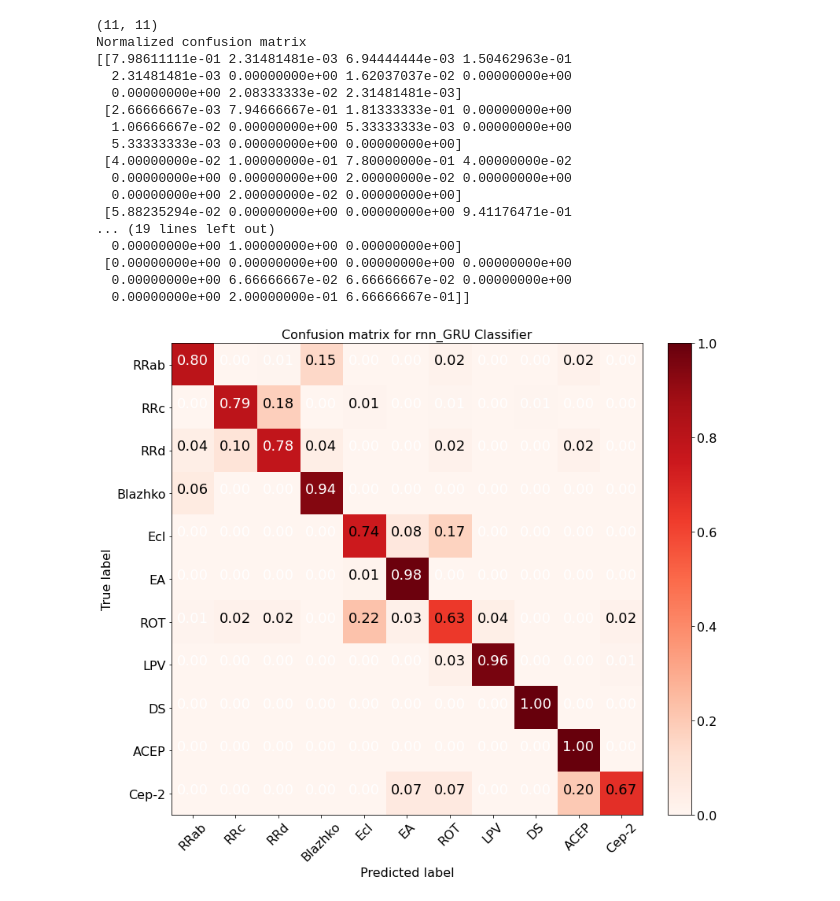
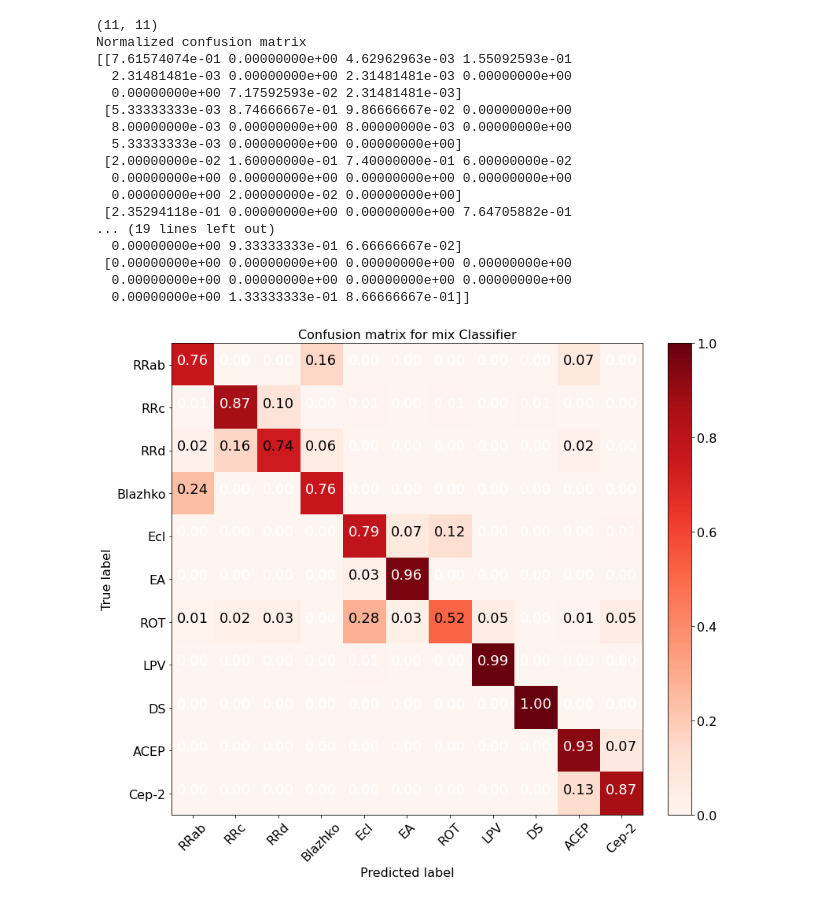
Before and after one commit to 52Hzihan/mixnn4vs, a Jupyter notebook: mixnn.ipynb, the cells around one changed output. Saved outputs shown, nothing was run; the diff lists cells and outputs as text; code cells hidden in the pictures.

```diff
--- a/mixnn.ipynb
+++ b/mixnn.ipynb
@@ -5,6 +5,11 @@ load_original_data(0.1, 0.1)
 from util import create_dataset
 create_dataset('data/original_dataset_0.80_0.10_0.10',5000, down_sample=True)
 # %%
+import tensorflow as tf
+from tensorflow import keras
+from tensorflow.keras import layers
+from tensorflow.keras import regularizers
+
 import pickle
 import numpy as np
 f1 = open('data/split_0.80_0.10_0.10_aug_to_5000_down_sample_True_instance1/train_data', 'rb')
@@ -13,7 +18,7 @@ f1.close()
 f2 = open('data/split_0.80_0.10_0.10_aug_to_5000_down_sample_True_instance1/val_data', 'rb')
 X_sequence_val, X_feature_val, X_image_val, Y_val = pickle.load(f2)
 f2.close()
-f3 = open('data/split_0.80_0.10_0.10_aug_to_5000_down_sample_True_instance1/test_data', 'rb')
+f3 = open('data/split_0.80_0.10_0.10_aug_to_2500_down_sample_True_instance0-9/test_data', 'rb')
 X_sequence_test, X_feature_test, X_image_test, Y_test = pickle.load(f3)
 f3.close()
 
@@ -260,30 +234,33 @@ INFO:tensorflow:Assets written to: models/cnn_with_feature/model_5/assets
 # %%
-lodaed_model = keras.models.load_model('models/first_mix_model/model_4')
+lodaed_model = keras.models.load_model('models/rnn_with_feature_test/model_4')
 from sklearn.metrics import confusion_matrix, ConfusionMatrixDisplay
 import matplotlib.pyplot as plt
 # from util import generate_batch
 
-def generate_batch(X_sequence, X_feature, Y, batch_size):
+def generate_batch(X_sequence, X_image,  X_feature, Y, batch_size):
     idx = 0
     batch_num = len(Y)/batch_size
     while idx < batch_num:
         batch_x_sequence = X_sequence[idx * batch_size : (idx + 1) * batch_size]
+        batch_x_image = X_image[idx * batch_size : (idx + 1) * batch_size]
         batch_x_feature = X_feature[idx * batch_size : (idx + 1) * batch_size]
         batch_y = Y[idx * batch_size : (idx + 1) * batch_size]
-        yield batch_x_sequence, batch_x_feature, batch_y
+        yield batch_x_sequence, batch_x_image, batch_x_feature, batch_y
         idx += 1
 
-test_gen = generate_batch(X_sequence_test_trimed, X_feature_test, Y_test,128)
+test_gen = generate_batch(X_sequence_test_trimed, X_image_test, X_feature_test, Y_test, 128)
 y_label = Y_test
 
 # train_gen = generate_batch(X_train_trimed, Y_train,128)
 # y_label = Y_train
 
 y_predict = np.array([])
-for x_sequence, x_feature, y in test_gen:
+for x_sequence, x_image, x_feature, y in test_gen:
 # for x, y in train_gen:
     y_predict = np.concatenate([y_predict,
-            np.argmax(lodaed_model.predict({'sequence':x_sequence, 'feature':x_feature}), axis=-1)])
+            np.argmax(lodaed_model.predict({'sequence':x_sequence,
+                                            # 'image':x_image,
+                                            'feature':x_feature}), axis=-1)])
 y_label = y_label.astype(np.int32)
 y_predict = y_predict.astype(np.int32)
 cm = confusion_matrix(y_true=y_label, y_pred=y_predict, normalize='true')
@@ -295,6 +272,6 @@ classes = ['RRab', 'RRc','RRd', 'Blazhko','Ecl', 'EA' , 'ROT', 'LPV','DS','ACEP'
 
 from util import cm_plot
 
-plotting = cm_plot(cm, classes_types=classes, classifier_model='rnn_GRU Classifier', nClasses=12,
+plotting = cm_plot(cm, classes_types=classes, classifier_model='mix Classifier', nClasses=12,
                     cmap=plt.cm.Blues)
 # %% [output]
@@ -318,18 +295,18 @@ plotting = cm_plot(cm, classes_types=classes, classifier_model='rnn_GRU Classifi
 (11, 11)
 Normalized confusion matrix
-[[7.98611111e-01 2.31481481e-03 6.94444444e-03 1.50462963e-01
-  2.31481481e-03 0.00000000e+00 1.62037037e-02 0.00000000e+00
-  0.00000000e+00 2.08333333e-02 2.31481481e-03]
- [2.66666667e-03 7.94666667e-01 1.81333333e-01 0.00000000e+00
-  1.06666667e-02 0.00000000e+00 5.33333333e-03 0.00000000e+00
+[[7.61574074e-01 0.00000000e+00 4.62962963e-03 1.55092593e-01
+  2.31481481e-03 0.00000000e+00 2.31481481e-03 0.00000000e+00
+  0.00000000e+00 7.17592593e-02 2.31481481e-03]
+ [5.33333333e-03 8.74666667e-01 9.86666667e-02 0.00000000e+00
+  8.00000000e-03 0.00000000e+00 8.00000000e-03 0.00000000e+00
   5.33333333e-03 0.00000000e+00 0.00000000e+00]
- [4.00000000e-02 1.00000000e-01 7.80000000e-01 4.00000000e-02
-  0.00000000e+00 0.00000000e+00 2.00000000e-02 0.00000000e+00
+ [2.00000000e-02 1.60000000e-01 7.40000000e-01 6.00000000e-02
+  0.00000000e+00 0.00000000e+00 0.00000000e+00 0.00000000e+00
   0.00000000e+00 2.00000000e-02 0.00000000e+00]
- [5.88235294e-02 0.00000000e+00 0.00000000e+00 9.41176471e-01
+ [2.35294118e-01 0.00000000e+00 0.00000000e+00 7.64705882e-01
 ... (19 lines left out)
-  0.00000000e+00 1.00000000e+00 0.00000000e+00]
+  0.00000000e+00 9.33333333e-01 6.66666667e-02]
  [0.00000000e+00 0.00000000e+00 0.00000000e+00 0.00000000e+00
-  0.00000000e+00 6.66666667e-02 6.66666667e-02 0.00000000e+00
-  0.00000000e+00 2.00000000e-01 6.66666667e-01]]
+  0.00000000e+00 0.00000000e+00 0.00000000e+00 0.00000000e+00
+  0.00000000e+00 1.33333333e-01 8.66666667e-01]]
-[figure, old version]
+[figure, new version]
```
Also changed, not shown: parts of 6 cells of this notebook, 4 other files.
